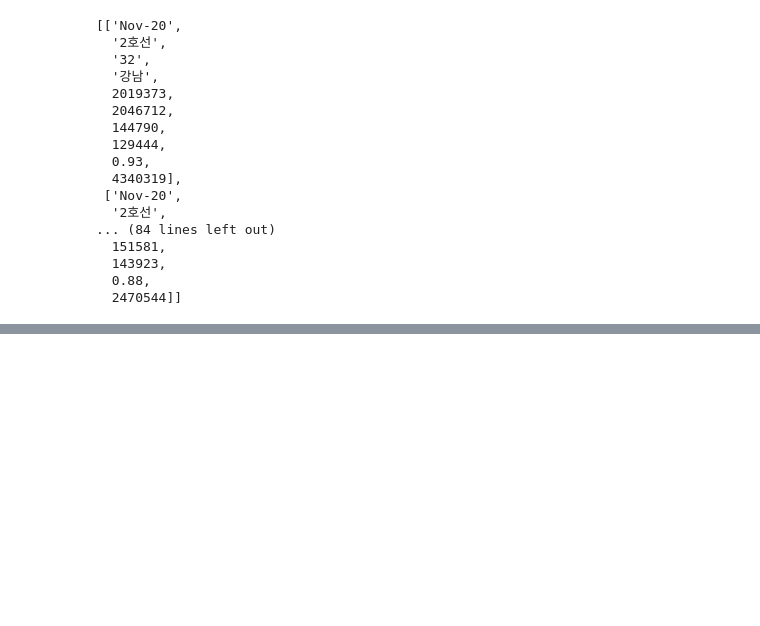
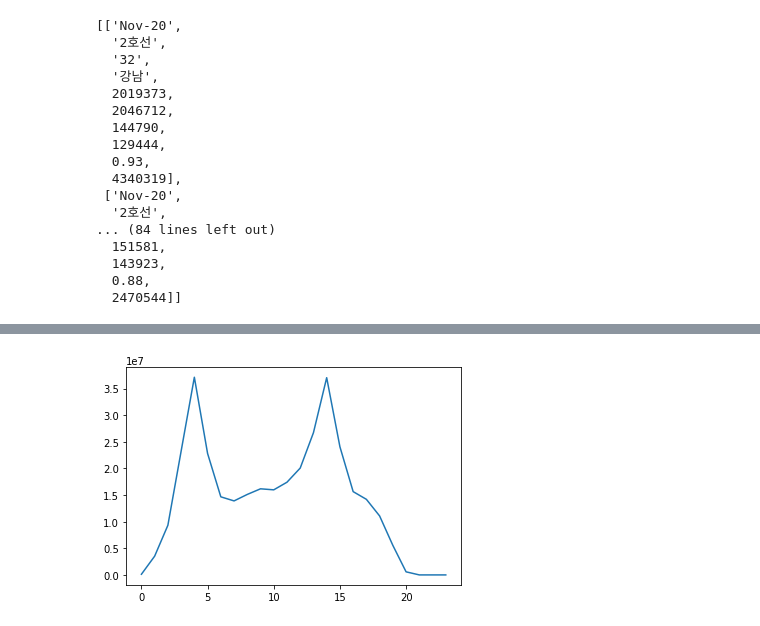
Before and after one commit to prismip/ssac-academy, a Jupyter notebook: workspace/code-workspace/python-basic/11.data-handling.ipynb, the cells around one changed output, grey strips where cells are left out. Drawn from its saved outputs; the diff is of its cells as text; code cells hidden in the pictures; blank space fills up the shorter version.

Commit message:
add data files

```diff
--- a/workspace/code-workspace/python-basic/11.data-handling.ipynb
+++ b/workspace/code-workspace/python-basic/11.data-handling.ipynb
@@ -403,0 +455,8 @@ subway_data[:10]
+# %%
+# 23시 이용 승객이 가장 많은 역
+from_hour = 23
+from_index = from_hour * 2 - 4
+
+total = []
+for row in subwaytime_data:
+    total.append( (row[3], sum(row[from_index : from_index + 2])) )
@@ -403,0 +515,16 @@ subway_data[:10]
+# %%
+# 시간대별 전체 이용고객 수
+
+# {
+#     4시 :  1 + 4 + 10 +43
+#     5시 : [10, 40, 30, 50, 60,
+# }
+total_per_hour = {}
+for row in subwaytime_data: # 행별로 순회 (한 행 - 한 개의 역)))
+    for h in range(4, 28): # 4시 ~ 24시 순회
+        idx = h * 2 - 4
+        cnt = sum(row[idx:idx + 2])
+        if h%24 in total_per_hour.keys(): # 이미 시간으로 등록된 데이터가 있으면
+            total_per_hour[h%24] = total_per_hour[h%24] + cnt
+        else: # 처음 등록하는 시간인 경우
+            total_per_hour[h%24] = cnt
@@ -403,0 +551,10 @@ subway_data[:10]
+# %%
+# 시간대별 전체 이용고객 수 2
+from collections import defaultdict
+
+total_per_hour = defaultdict(int) # 없으면 자동으로 추가 있으면 기존 데이터에 병합
+for row in subwaytime_data: # 행별로 순회 (한 행 - 한 개의 역)))
+    for h in range(4, 28): # 4시 ~ 24시 순회
+        idx = h * 2 - 4
+        cnt = sum(row[idx:idx + 2])
+        total_per_hour[h%24] += cnt
@@ -403,0 +581,7 @@ subway_data[:10]
+# %%
+import matplotlib.pyplot as plt
+
+plt.plot(total_per_hour.values())
+plt.show()
+# %% [output]
+[figure, added]
```
Also changed, not shown: parts of 13 cells of this notebook, 3 other files.
